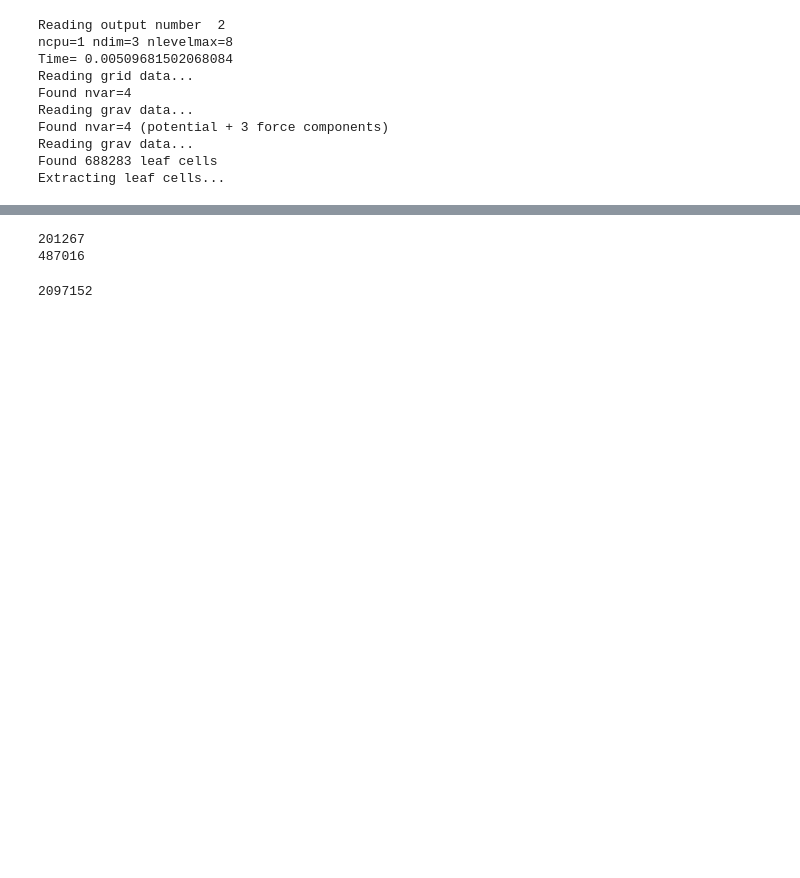
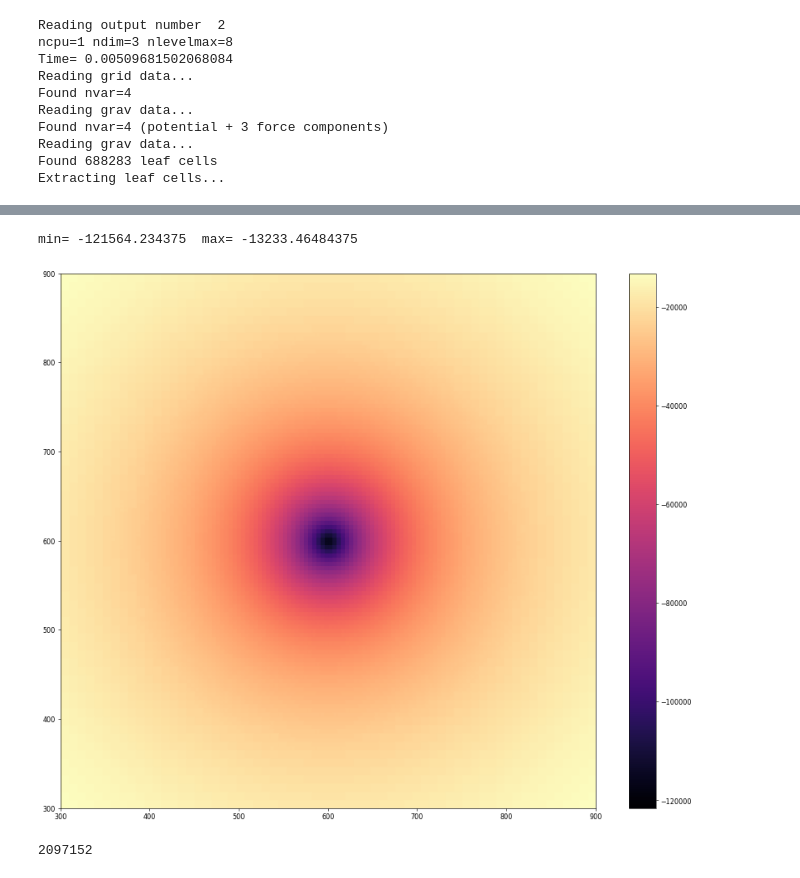
Before and after one commit to Byeol-Haneul/Ramses-FMM, a Jupyter notebook: analyze/amr.ipynb, the cells around one changed output, grey strips where cells are left out. Cells and saved outputs as stored; diff of their text form; code cells hidden in the pictures; blank space fills up the shorter version.

```diff
--- a/analyze/amr.ipynb
+++ b/analyze/amr.ipynb
@@ -65,9 +81,11 @@ min= -168133.453125  max= 0.0
 # %%
-print(np.sum(c.level==6))
-print(np.sum(c.level==7))
+ii=1; jj=2
+mask = np.abs(c.x[2] - 600)<10
+
+ram.visu(c.x[0][mask],c.x[1][mask],c.dx[mask],c.g[0][mask],sort=c.g[0][mask], cmap='magma')
 # %% [output]
-201267
-487016
+min= -121564.234375  max= -13233.46484375
+[figure, added]
 # %%
 262144 * 8
 # %% [output]
```
Also changed, not shown: parts of 3 cells of this notebook, 1 other file.
